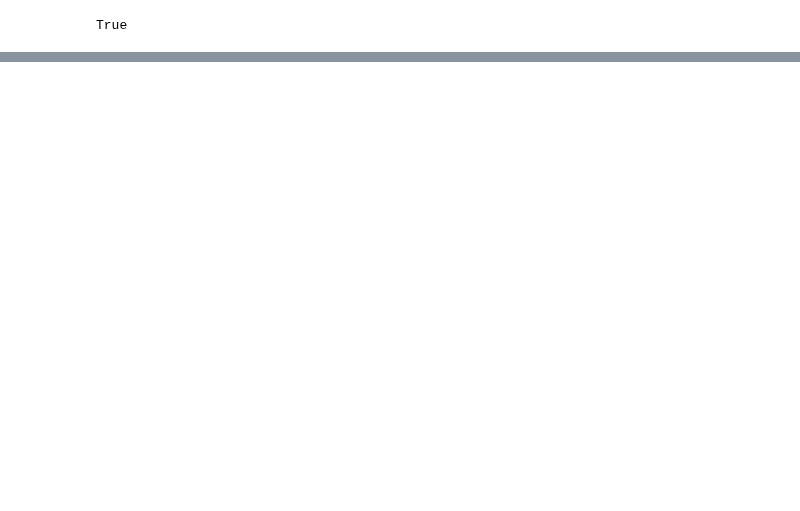
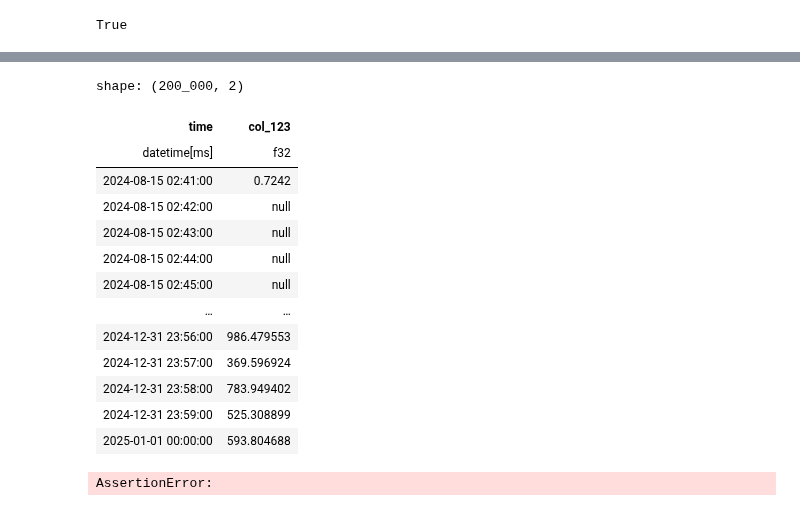
Before and after one commit to wlaur/olap-benchmarks, a Jupyter notebook: notebooks/rtabench.ipynb, the cells around one changed output, grey strips where cells are left out. Saved outputs shown, nothing was run; the diff lists cells and outputs as text; code cells hidden in the pictures; blank space fills up the shorter version.

Commit message:
implement clickhouse

```diff
--- a/notebooks/rtabench.ipynb
+++ b/notebooks/rtabench.ipynb
@@ -29,0 +32,29 @@ from sqlalchemy import text
+# %%
+from tsdb_benchmarks.dbs.clickhouse import Clickhouse
+
+clickhouse = Clickhouse()
+# %%
+df = pl.read_parquet("../data/input/time_series/data_0.2M_0.5k.parquet")
+
+
+df = df.with_columns(
+    pl.when((pl.col.time > df.get_column("time")[4]) | (pl.col.time == df.get_column("time")[0]))
+    .then(pl.col(n))
+    .otherwise(None)
+    for n in df.columns
+    if n != "time"
+)
+
+
+cutoff = 50
+overlap = 50
+
+df_first = df.with_row_index().filter(pl.col.index < len(df) - cutoff).drop("index")
+df_second = df.with_row_index().filter(pl.col.index > len(df) - (cutoff + overlap)).drop("index")
+df_second = df_second.with_columns(pl.selectors.float() * 1_000)
+
+drop_table("test", clickhouse.connect())
+
+clickhouse.insert(df_first, "test", "time")
+
+clickhouse.fetch("select time from test order by time")
@@ -30 +95,22 @@ from sqlalchemy import text
+# %%
+clickhouse.fetch("select time,col_123 from test order by time")
+# %% [output]
+shape: (200_000, 2)
+| time | col_123 |
+| datetime[ms] | f32 |
+| 2024-08-15 02:41:00 | 0.7242 |
+| 2024-08-15 02:42:00 | null |
+| 2024-08-15 02:43:00 | null |
+| 2024-08-15 02:44:00 | null |
+| 2024-08-15 02:45:00 | null |
+| … | … |
+| 2024-12-31 23:56:00 | 986.479553 |
+| 2024-12-31 23:57:00 | 369.596924 |
+| 2024-12-31 23:58:00 | 783.949402 |
+| 2024-12-31 23:59:00 | 525.308899 |
+| 2025-01-01 00:00:00 | 593.804688 |
+# %%
+assert 0
+# %% [output]
+AssertionError:
 # %%
```
Also changed, not shown: parts of 9 cells of this notebook, 4 other files.
